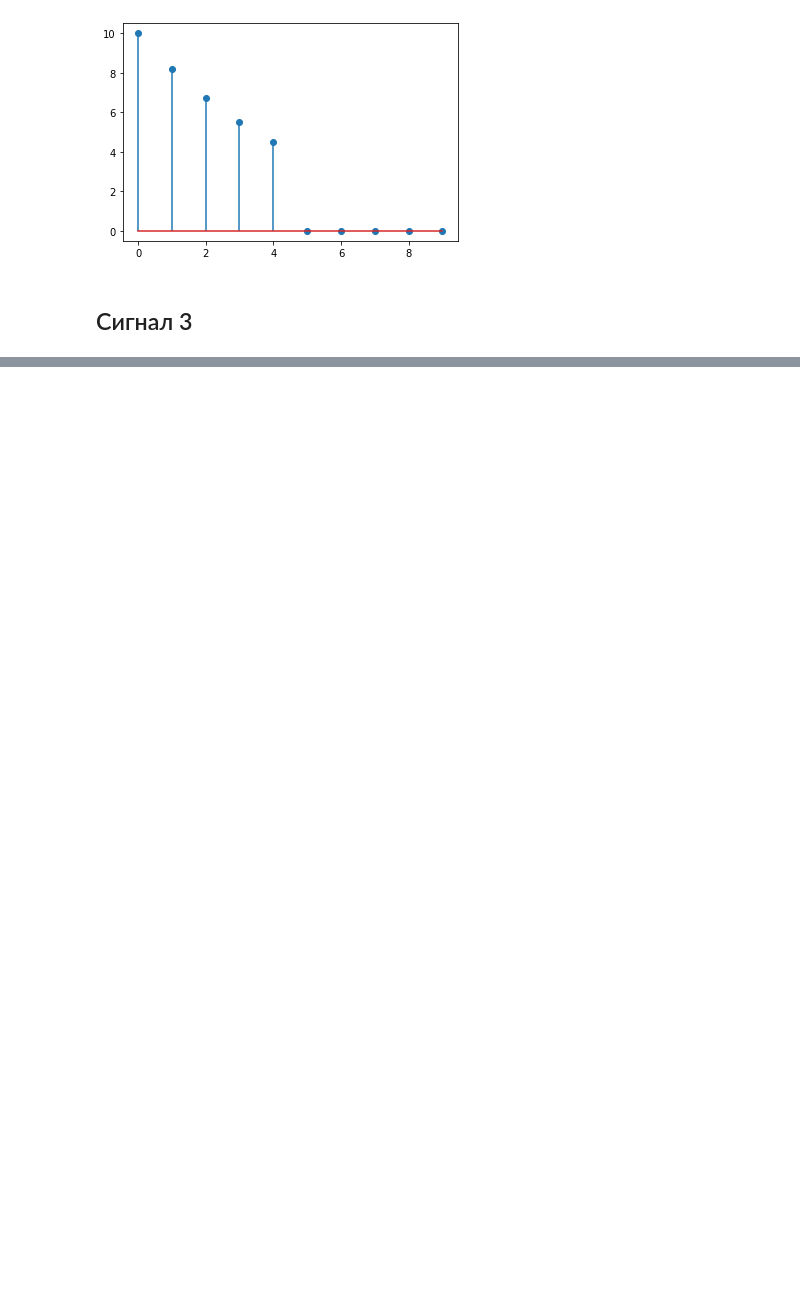
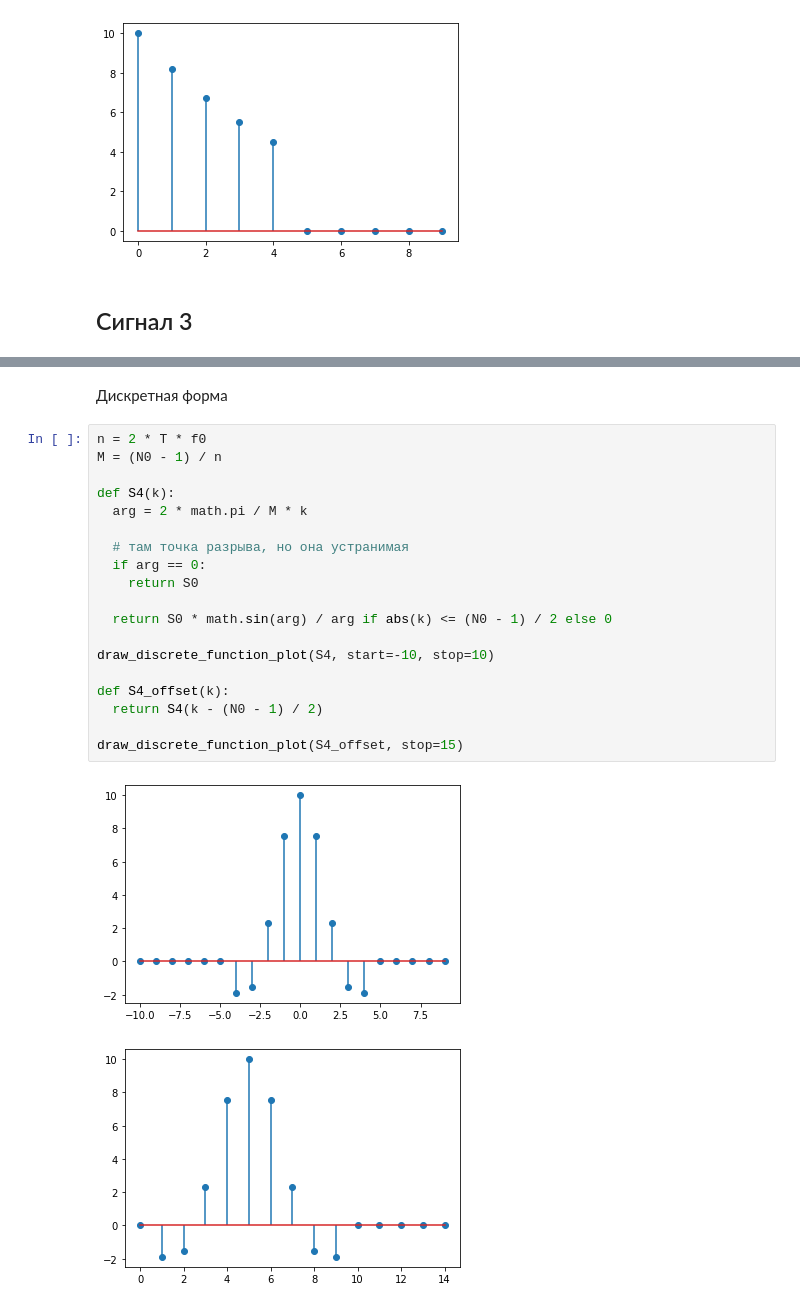
Before and after one commit to just-another-kirill-ilichev/bsuir-signal-processing-labs, a Jupyter notebook: lab1.ipynb, the cells around one changed output, grey strips where cells are left out. Drawn from its saved outputs; the diff is of its cells as text; blank space fills up the shorter version.

```diff
--- a/lab1.ipynb
+++ b/lab1.ipynb
@@ -50,0 +74,24 @@ draw_descrete_function_plot(S3)
+# %% [markdown]
+Дискретная форма
+# %%
+n = 2 * T * f0
+M = (N0 - 1) / n
+
+def S4(k):
+  arg = 2 * math.pi / M * k
+
+  # там точка разрыва, но она устранимая
+  if arg == 0:
+    return S0
+
+  return S0 * math.sin(arg) / arg if abs(k) <= (N0 - 1) / 2 else 0
+
+draw_discrete_function_plot(S4, start=-10, stop=10)
+
+def S4_offset(k):
+  return S4(k - (N0 - 1) / 2)
+
+draw_discrete_function_plot(S4_offset, stop=15)
+# %% [output]
+[figure, added]
+[figure, added]
```
Also changed, not shown: parts of 12 cells of this notebook.
